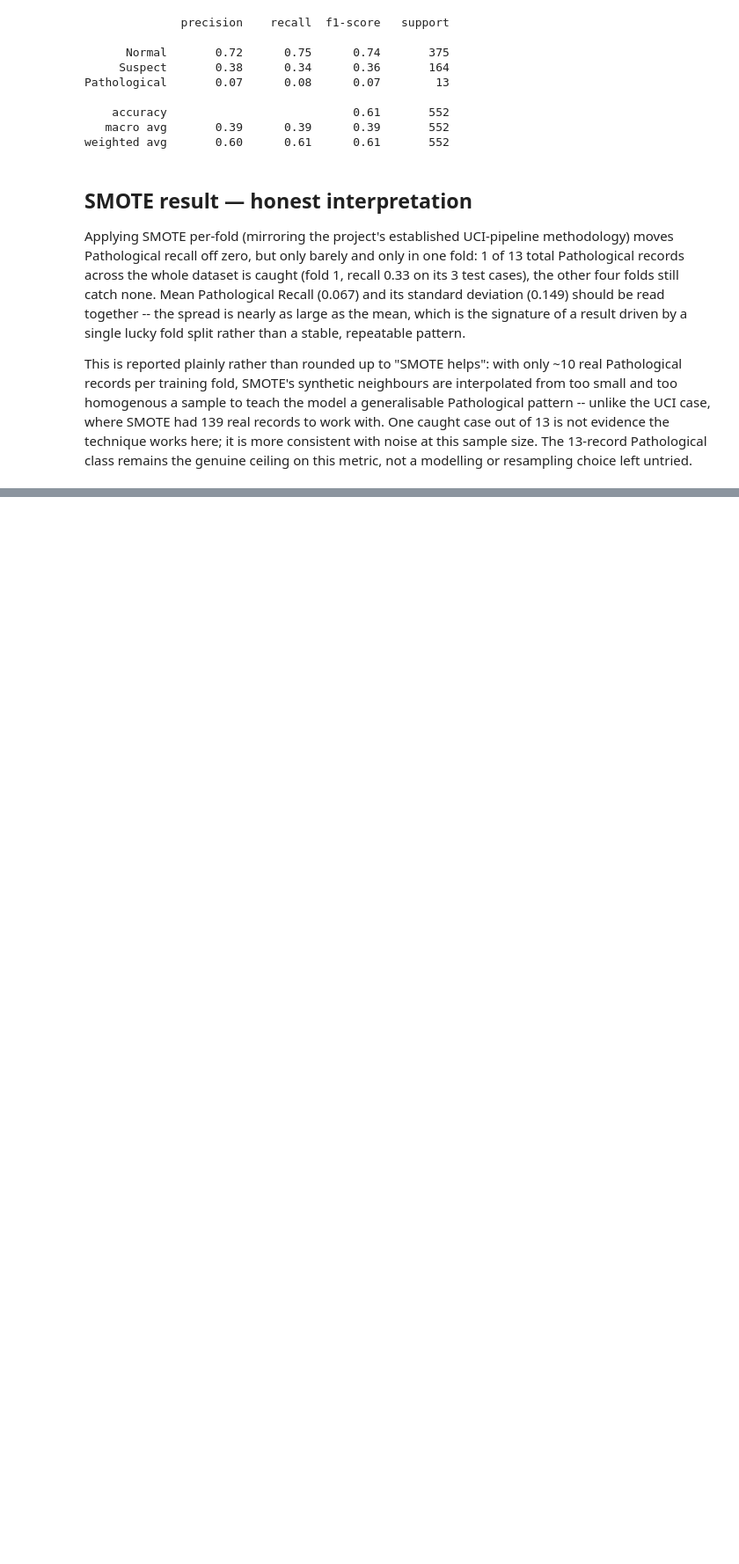
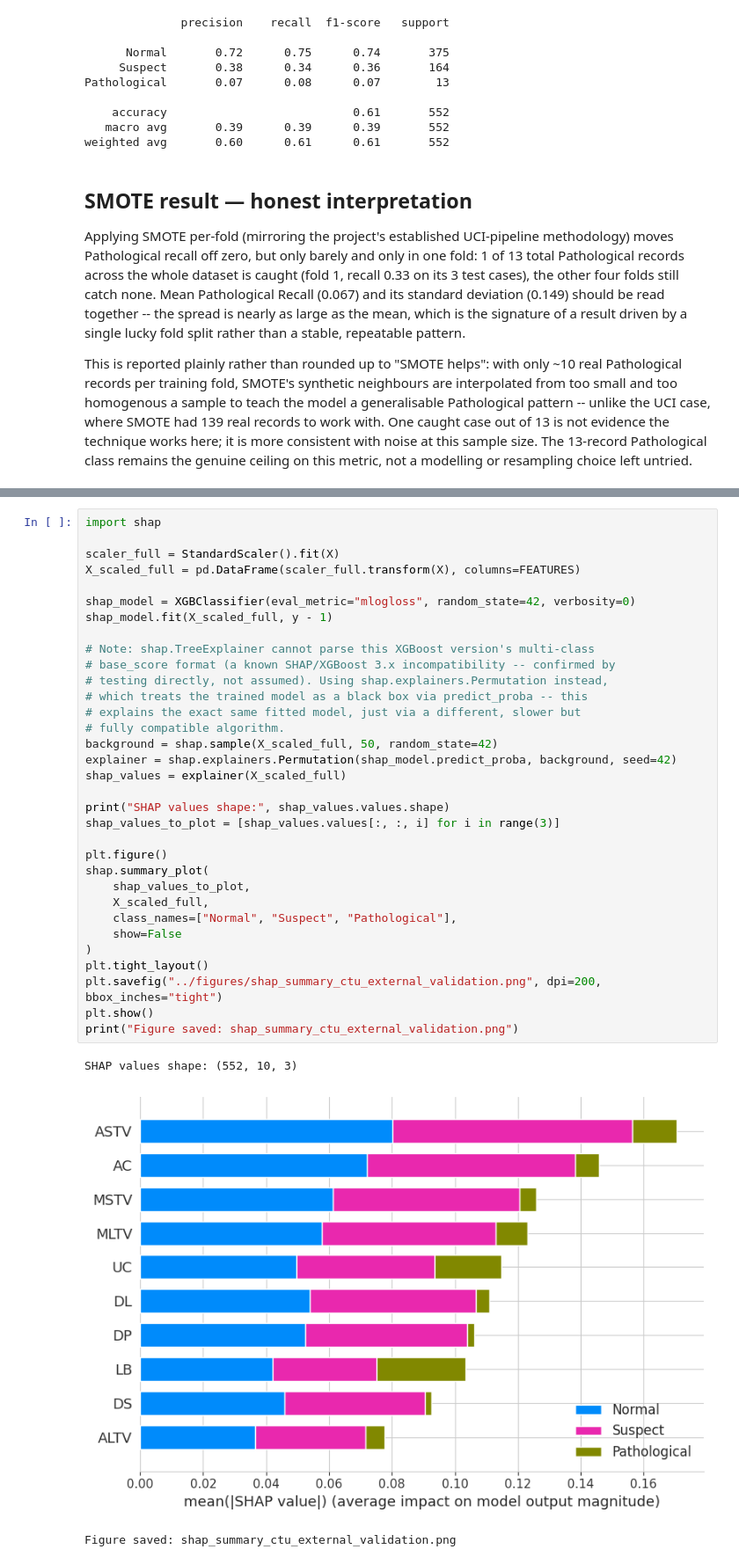
Before and after one commit to nikitakotadia/fetal-health-classification-group16, a Jupyter notebook: notebooks/07_ctu_external_validation.ipynb, the cells around one changed output, grey strips where cells are left out. Shown at 88% size. Saved outputs shown, nothing was run; the diff lists cells and outputs as text; blank space fills up the shorter version.

Commit message:
Add SHAP explainability to CTU-UHB evaluation model

```diff
--- a/notebooks/07_ctu_external_validation.ipynb
+++ b/notebooks/07_ctu_external_validation.ipynb
@@ -363,0 +379,37 @@ left untried.
+# %%
+import shap
+
+scaler_full = StandardScaler().fit(X)
+X_scaled_full = pd.DataFrame(scaler_full.transform(X), columns=FEATURES)
+
+shap_model = XGBClassifier(eval_metric="mlogloss", random_state=42, verbosity=0)
+shap_model.fit(X_scaled_full, y - 1)
+
+# Note: shap.TreeExplainer cannot parse this XGBoost version's multi-class
+# base_score format (a known SHAP/XGBoost 3.x incompatibility -- confirmed by
+# testing directly, not assumed). Using shap.explainers.Permutation instead,
+# which treats the trained model as a black box via predict_proba -- this
+# explains the exact same fitted model, just via a different, slower but
+# fully compatible algorithm.
+background = shap.sample(X_scaled_full, 50, random_state=42)
+explainer = shap.explainers.Permutation(shap_model.predict_proba, background, seed=42)
+shap_values = explainer(X_scaled_full)
+
+print("SHAP values shape:", shap_values.values.shape)
+shap_values_to_plot = [shap_values.values[:, :, i] for i in range(3)]
+
+plt.figure()
+shap.summary_plot(
+    shap_values_to_plot,
+    X_scaled_full,
+    class_names=["Normal", "Suspect", "Pathological"],
+    show=False
+)
+plt.tight_layout()
+plt.savefig("../figures/shap_summary_ctu_external_validation.png", dpi=200, bbox_inches="tight")
+plt.show()
+print("Figure saved: shap_summary_ctu_external_validation.png")
+# %% [output]
+SHAP values shape: (552, 10, 3)
+[figure, added]
+Figure saved: shap_summary_ctu_external_validation.png
```
Also changed, not shown: parts of 6 cells of this notebook, 3 other files.
